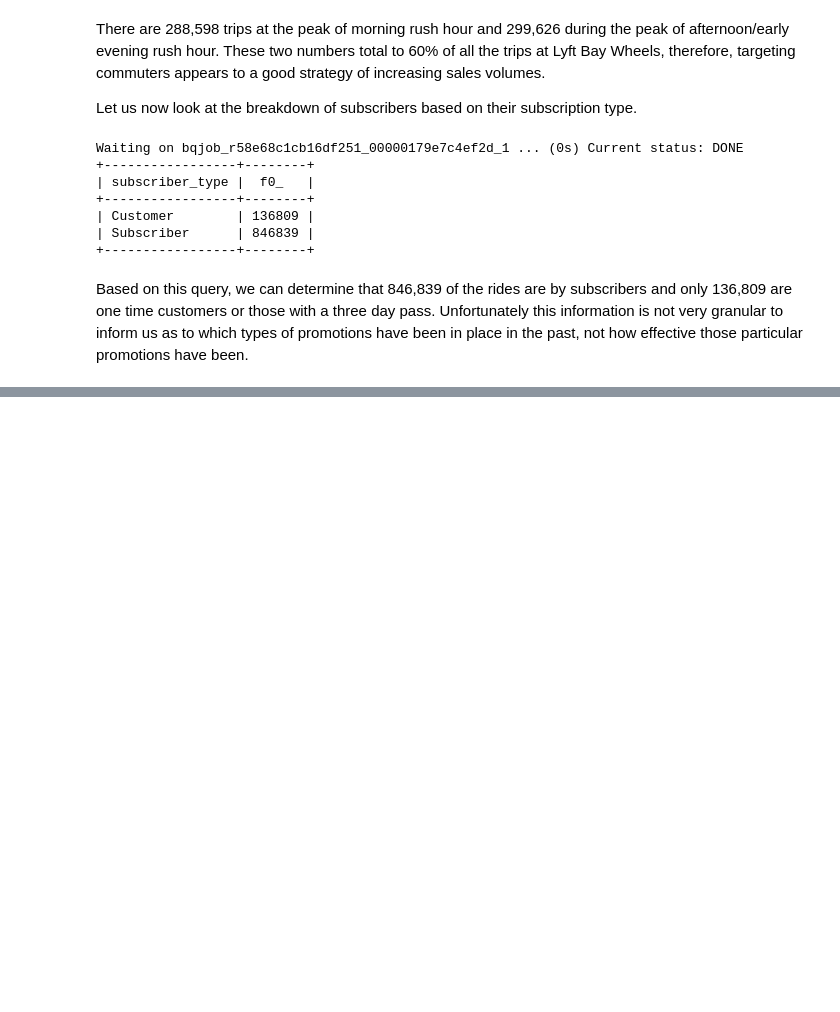
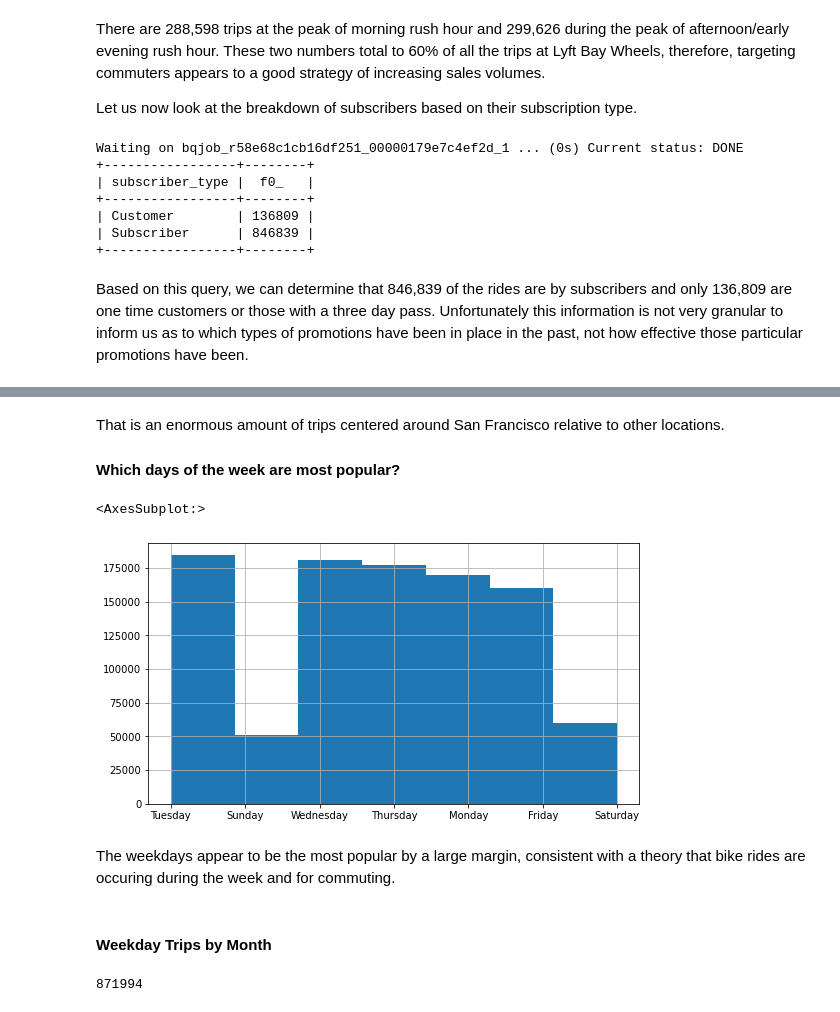
Before and after one commit to johclark29/project1, a Jupyter notebook: project1.ipynb, the cells around one changed output, grey strips where cells are left out. Cells and saved outputs as stored; diff of their text form; code cells hidden in the pictures; blank space fills up the shorter version.

```diff
--- a/project1.ipynb
+++ b/project1.ipynb
@@ -229,0 +175,28 @@ my_panda_data_frame.trip_freq.hist()
+# %% [markdown]
+That is an enormous amount of trips centered around San Francisco relative to other locations.
+
+#### Which days of the week are most popular?
+# %%
+# Compute day of week and add to dataframe
+df['day_of_week'] = df['start_date'].dt.day_name()
+
+#Show histogram demonstrating most popular days
+df.day_of_week.hist(bins = 7, figsize = [8.8, 4.8])
+# %% [output]
+<AxesSubplot:>
+[figure, added]
+# %% [markdown]
+The weekdays appear to be the most popular by a large margin, consistent with a theory that bike rides are occuring during the week and for commuting.
+# %% [markdown]
+#### Weekday Trips by Month
+# %%
+#Sort values by day of week and start date
+df.sort_values(["day_of_week", "start_date"])
+
+#Drop weekends
+indexNames = df[ (df['day_of_week'] == 'Saturday') | (df['day_of_week'] == 'Sunday') ].index
+df.drop(indexNames , inplace=True)
+
+len(df)
+# %% [output]
+871994
```
Also changed, not shown: parts of 21 cells of this notebook.
